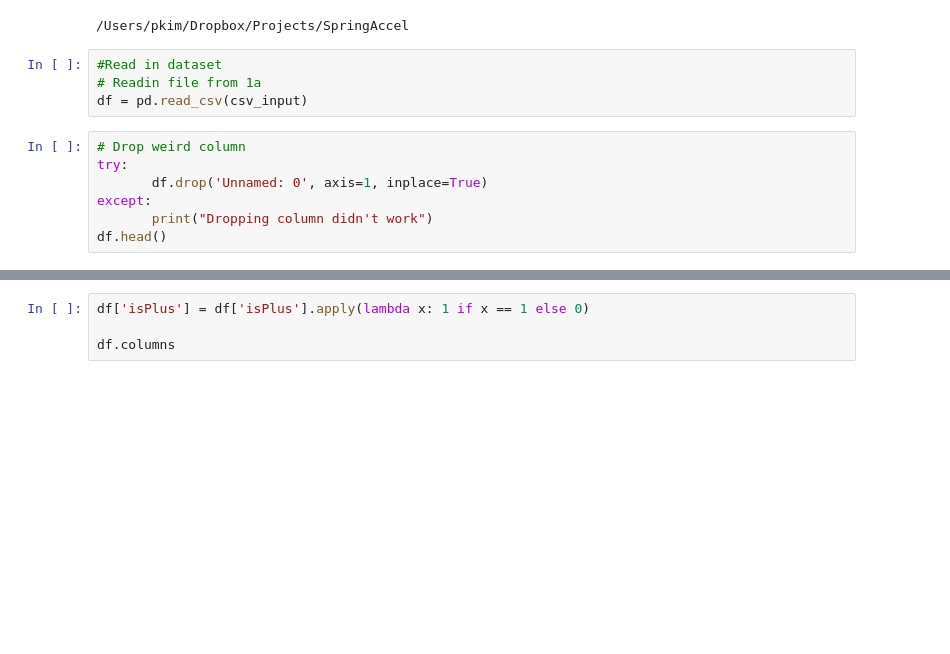
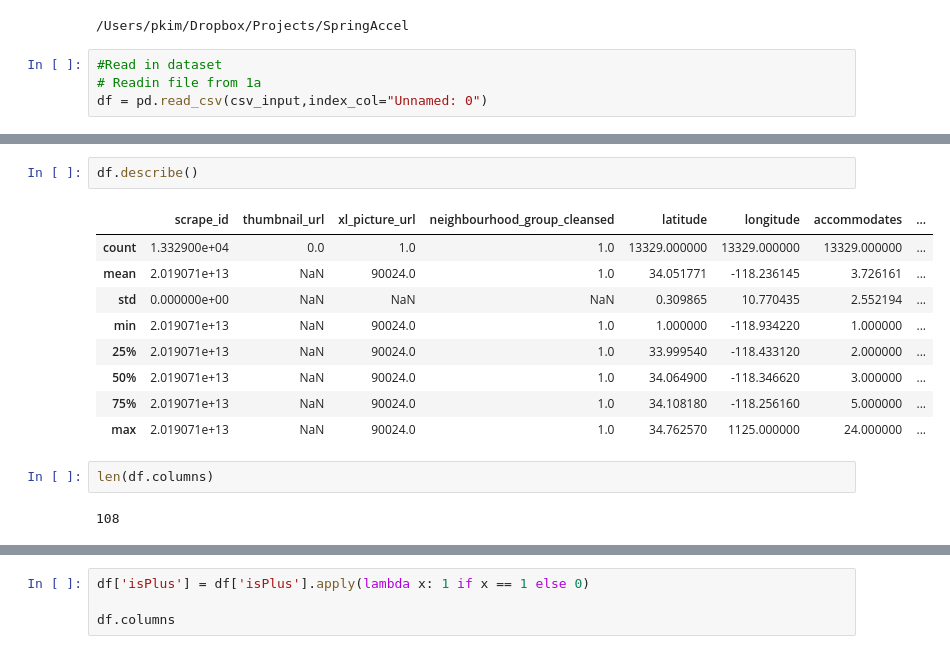
Before and after one commit to papaulul/Airbnb, a Jupyter notebook: Code/1b_EDA.ipynb, the cells around one changed output, grey strips where cells are left out. Saved outputs shown, nothing was run; the diff lists cells and outputs as text; blank space fills up the shorter version.

```diff
--- a/Code/1b-EDA.ipynb
+++ b/Code/1b_EDA.ipynb
@@ -35,11 +35,4 @@ csv_output = 'files/july19/LA_1b.csv'
 # %%
 #Read in dataset
 # Readin file from 1a
-df = pd.read_csv(csv_input)
+df = pd.read_csv(csv_input,index_col="Unnamed: 0")
-# %%
-# Drop weird column
-try:
-       df.drop('Unnamed: 0', axis=1, inplace=True)
-except:
-       print("Dropping column didn't work")
-df.head()
@@ -52,0 +39,16 @@ df.head()
+# %%
+df.describe()
+# %% [output]
+|  | scrape_id | thumbnail_url | xl_picture_url | neighbourhood_group_cleansed | latitude | longitude | accommodates | ... |
+| count | 1.332900e+04 | 0.0 | 1.0 | 1.0 | 13329.000000 | 13329.000000 | 13329.000000 | ... |
+| mean | 2.019071e+13 | NaN | 90024.0 | 1.0 | 34.051771 | -118.236145 | 3.726161 | ... |
+| std | 0.000000e+00 | NaN | NaN | NaN | 0.309865 | 10.770435 | 2.552194 | ... |
+| min | 2.019071e+13 | NaN | 90024.0 | 1.0 | 1.000000 | -118.934220 | 1.000000 | ... |
+| 25% | 2.019071e+13 | NaN | 90024.0 | 1.0 | 33.999540 | -118.433120 | 2.000000 | ... |
+| 50% | 2.019071e+13 | NaN | 90024.0 | 1.0 | 34.064900 | -118.346620 | 3.000000 | ... |
+| 75% | 2.019071e+13 | NaN | 90024.0 | 1.0 | 34.108180 | -118.256160 | 5.000000 | ... |
+| max | 2.019071e+13 | NaN | 90024.0 | 1.0 | 34.762570 | 1125.000000 | 24.000000 | ... |
+# %%
+len(df.columns)
+# %% [output]
+108
```
Also changed, not shown: parts of 2 cells of this notebook, 7 other files.
